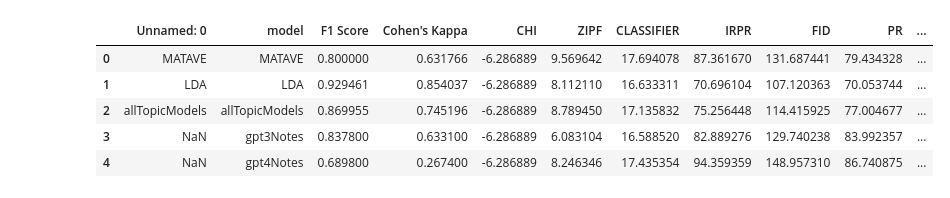
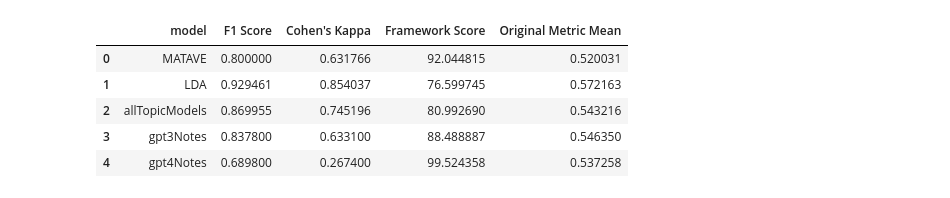
Before and after one commit to isabel-ronan/localSyntheticData, a Jupyter notebook: comparing_all.ipynb, the cells around one changed output. Cells and saved outputs as stored; diff of their text form; code cells hidden in the pictures.

```diff
--- a/comparing_all.ipynb
+++ b/comparing_all.ipynb
@@ -15,11 +15,14 @@ human_results_localraw = pd.DataFrame({
 })
 # %%
 # make individual metric datasets
-individual_metrics_kwtest = pd.read_csv('./keyWordLdaMataveTest/outputScores/dataset_summary.csv')
-individual_metrics_localraw = pd.read_csv('./rawLocalImplementation/outputScores/dataset_summary.csv')
+individual_metrics_kwtest = pd.read_csv('./keyWordLdaMataveTest/outputScores/evaluated_scaled_results.csv')
+individual_metrics_localraw = pd.read_csv('./rawLocalImplementation/outputScores/evaluated_scaled_results.csv')
 all_individual_metrics = pd.concat([individual_metrics_kwtest, individual_metrics_localraw])
+all_notes = all_individual_metrics.groupby('generation_type')['number_of_notes'].sum().reset_index()
+all_individual_metrics = all_individual_metrics.drop(columns=['topic_model', 'dataset', 'needs', 'prompt_id', 'number_of_notes', 'sentiment', 'subjectivity'])
+all_individual_metrics = all_individual_metrics.groupby('generation_type').mean().reset_index()
 
 all_individual_metrics['model'] = [name.replace('fakeOnlineGPT3', 'gpt3Notes').replace('fakeOnlineGPT4', 'gpt4Notes') for name in all_individual_metrics['generation_type']]
-all_individual_metrics['individual_metric_overall'] = all_individual_metrics['overall_score']
+all_individual_metrics['Original Metric Mean'] = all_individual_metrics['overall_score']
 all_individual_metrics.drop(columns=['generation_type', 'overall_score'], inplace=True)
 all_individual_metrics = all_individual_metrics[all_individual_metrics['model'] != 'fakeLocal']
@@ -72,7 +76,7 @@ for metric in std_dev.index:
         reliability[metric] = 0
 
     else:
-        reliability[metric] = 1 / std_dev[metric]
+        reliability[metric] = 1 / std_dev[metric] ** 2
 
 if reliability.sum() == 0:
     raise ValueError(
@@ -94,7 +98,7 @@ for m in metric_cols:
 
 weights = reliability / reliability.sum()
 
-calibrated["final_score"] = (
+calibrated["Framework Score"] = (
     calibrated[metric_cols] * weights
 ).sum(axis=1)
 # %%
@@ -102,14 +106,23 @@ merged = all_human_comparisons.merge(calibrated, on="model", how="inner")
 # %%
 merged = merged.merge(all_individual_metrics, on='model', how="inner")
 # %%
-merged
+merged = merged.rename(columns={
+    "final_score": "Framework Score",
+    "bertscore": "BERTScore",
+    "meteor": "METEOR",
+    "abs_sentiment_diff": "Abs Sentiment Diff",
+    "abs_subjectivity_diff": "Abs Subjectivity Diff",
+    "original_metric_mean": "Original Metric Mean",
+})
+
+merged[['model', 'F1 Score', "Cohen's Kappa", 'Framework Score', 'Original Metric Mean']]
 # %% [output]
-|  | Unnamed: 0 | model | F1 Score | Cohen's Kappa | CHI | ZIPF | CLASSIFIER | IRPR | FID | PR | ... |
-| 0 | MATAVE | MATAVE | 0.800000 | 0.631766 | -6.286889 | 9.569642 | 17.694078 | 87.361670 | 131.687441 | 79.434328 | ... |
-| 1 | LDA | LDA | 0.929461 | 0.854037 | -6.286889 | 8.112110 | 16.633311 | 70.696104 | 107.120363 | 70.053744 | ... |
-| 2 | allTopicModels | allTopicModels | 0.869955 | 0.745196 | -6.286889 | 8.789450 | 17.135832 | 75.256448 | 114.415925 | 77.004677 | ... |
-| 3 | NaN | gpt3Notes | 0.837800 | 0.633100 | -6.286889 | 6.083104 | 16.588520 | 82.889276 | 129.740238 | 83.992357 | ... |
-| 4 | NaN | gpt4Notes | 0.689800 | 0.267400 | -6.286889 | 8.246346 | 17.435354 | 94.359359 | 148.957310 | 86.740875 | ... |
+|  | model | F1 Score | Cohen's Kappa | Framework Score | Original Metric Mean |
+| 0 | MATAVE | 0.800000 | 0.631766 | 92.044815 | 0.520031 |
+| 1 | LDA | 0.929461 | 0.854037 | 76.599745 | 0.572163 |
+| 2 | allTopicModels | 0.869955 | 0.745196 | 80.992690 | 0.543216 |
+| 3 | gpt3Notes | 0.837800 | 0.633100 | 88.488887 | 0.546350 |
+| 4 | gpt4Notes | 0.689800 | 0.267400 | 99.524358 | 0.537258 |
 # %%
 all_results_for_df = []
 for comparison in ["F1 Score", "Cohen's Kappa"]:
```
Also changed, not shown: parts of 4 cells of this notebook, 6 other files.
